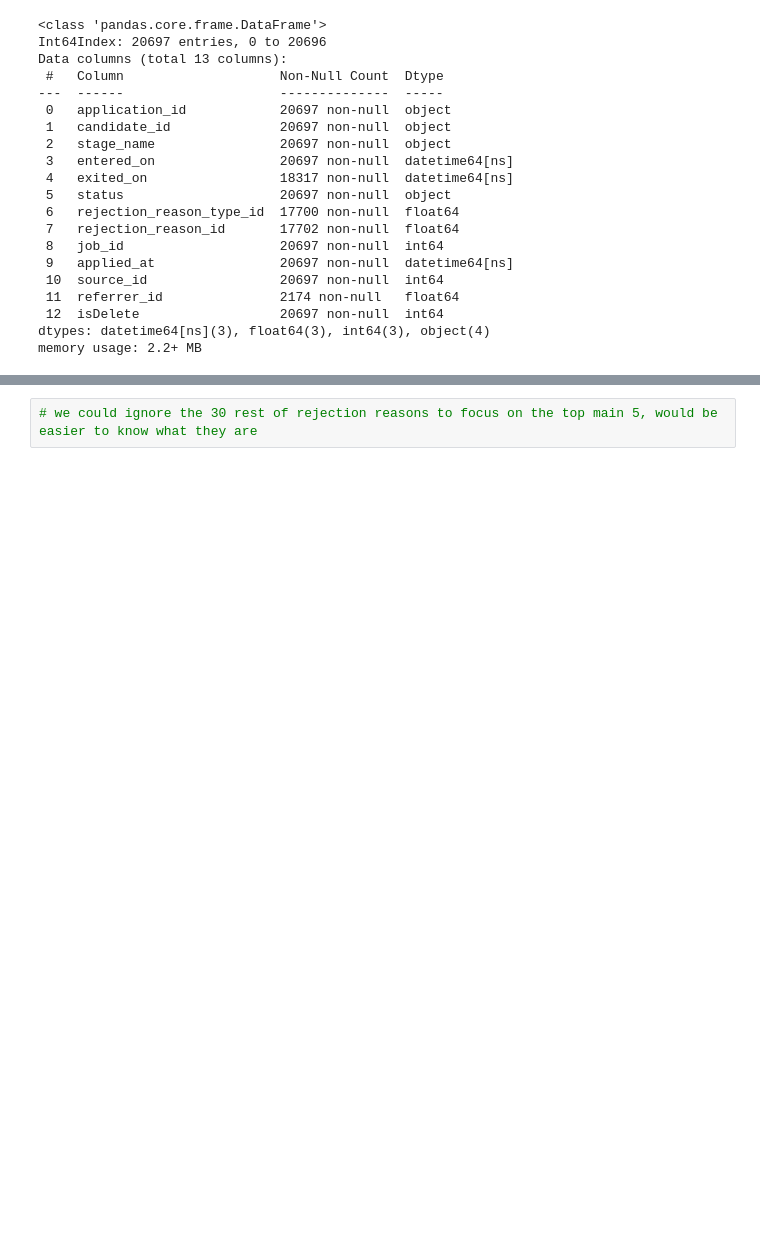
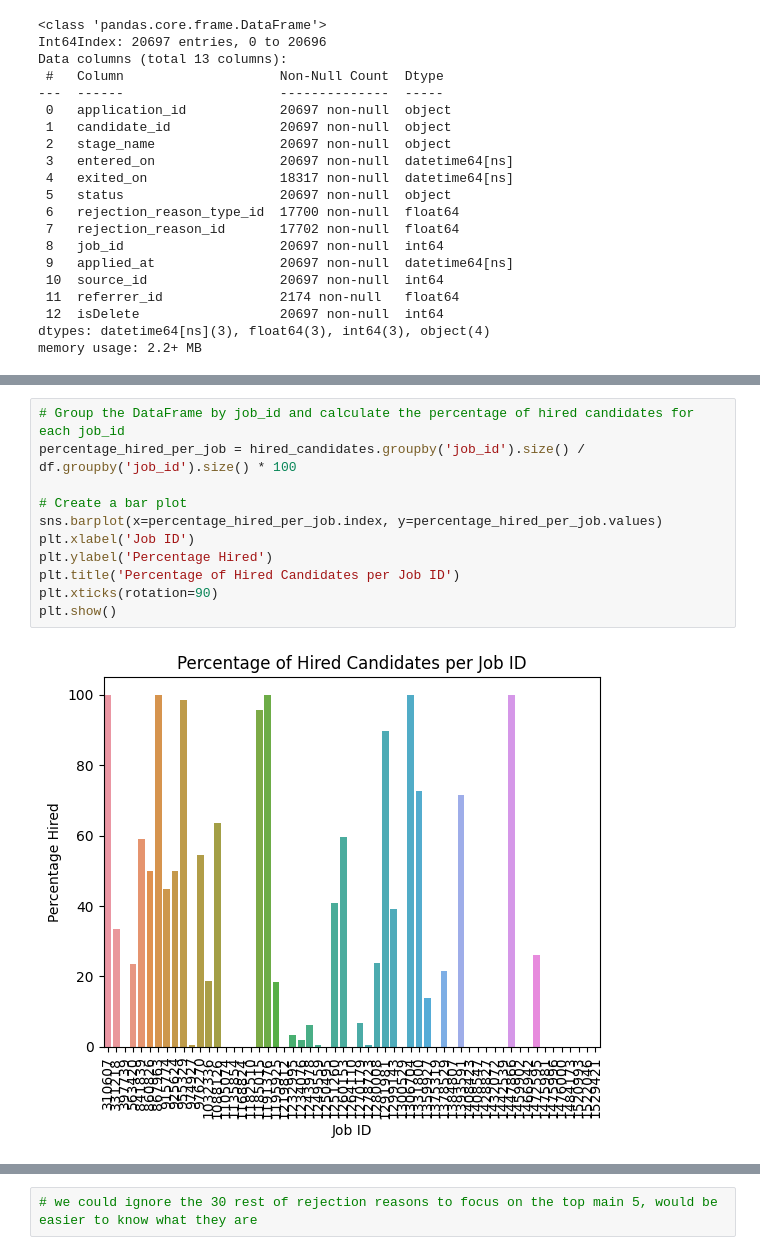
Before and after one commit to pepeette/ExerciseAGD, a Jupyter notebook: Test.ipynb, the cells around one changed output, grey strips where cells are left out. Saved outputs shown, nothing was run; the diff lists cells and outputs as text; blank space fills up the shorter version.

```diff
--- a/Test.ipynb
+++ b/Test.ipynb
@@ -155,0 +203,13 @@ status_counts
+# %%
+# Group the DataFrame by job_id and calculate the percentage of hired candidates for each job_id
+percentage_hired_per_job = hired_candidates.groupby('job_id').size() / df.groupby('job_id').size() * 100
+
+# Create a bar plot
+sns.barplot(x=percentage_hired_per_job.index, y=percentage_hired_per_job.values)
+plt.xlabel('Job ID')
+plt.ylabel('Percentage Hired')
+plt.title('Percentage of Hired Candidates per Job ID')
+plt.xticks(rotation=90)
+plt.show()
+# %% [output]
+[figure, added]
```
Also changed, not shown: parts of 27 cells of this notebook.
